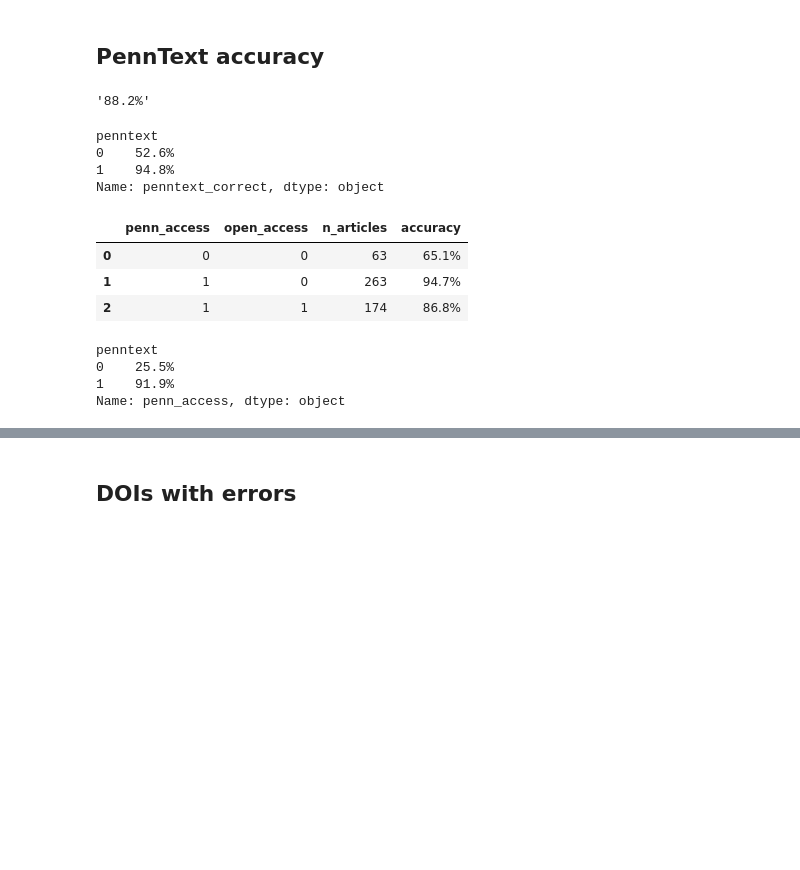
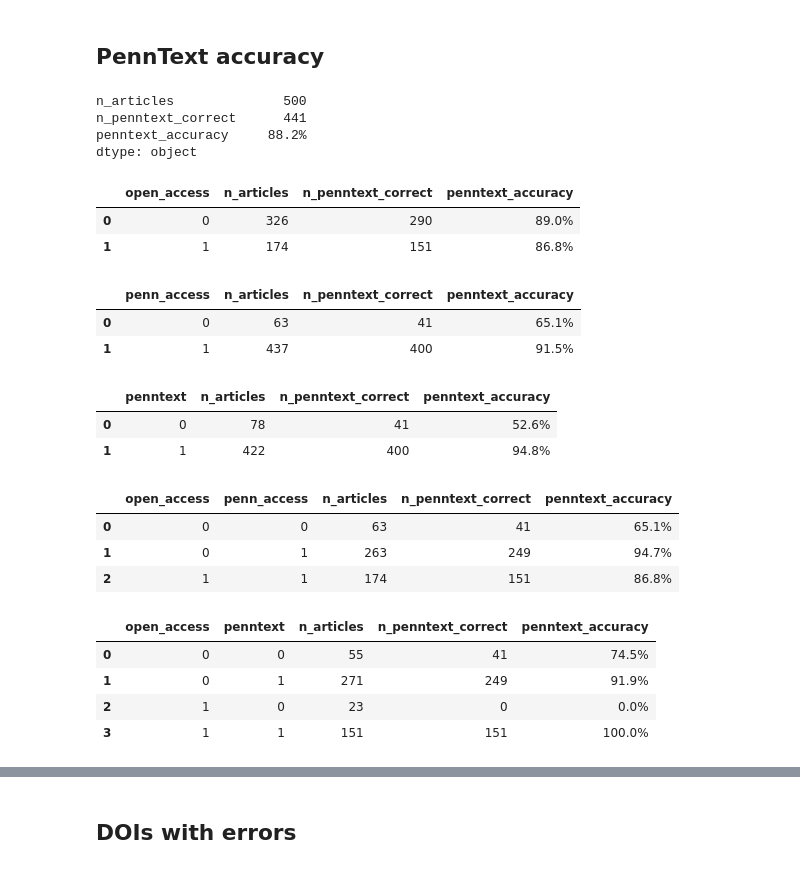
Before and after one commit to greenelab/library-access, a Jupyter notebook: evaluate_library_access_from_output_tsv/penntext-accuracy-500.ipynb, the cells around one changed output, grey strips where cells are left out. Cells and saved outputs as stored; diff of their text form; code cells hidden in the pictures; blank space fills up the shorter version.

```diff
--- a/evaluate_library_access_from_output_tsv/penntext-accuracy-500.ipynb
+++ b/evaluate_library_access_from_output_tsv/penntext-accuracy-500.ipynb
@@ -40,38 +57,46 @@ dtype: object
 # %%
 # Overall PennText accuracy
-formatter(manual_df.penntext_correct.mean())
+summarize(manual_df)
 # %% [output]
-'88.2%'
+n_articles              500
+n_penntext_correct      441
+penntext_accuracy     88.2%
+dtype: object
+# %%
+# Accuracy within open access category
+summarize_by_columns(manual_df, ['open_access'])
+# %% [output]
+|  | open_access | n_articles | n_penntext_correct | penntext_accuracy |
+| 0 | 0 | 326 | 290 | 89.0% |
+| 1 | 1 | 174 | 151 | 86.8% |
+# %%
+# Accuracy within penn access category
+summarize_by_columns(manual_df, ['penn_access'])
+# %% [output]
+|  | penn_access | n_articles | n_penntext_correct | penntext_accuracy |
+| 0 | 0 | 63 | 41 | 65.1% |
+| 1 | 1 | 437 | 400 | 91.5% |
 # %%
 # Accuracy within PennText category
-manual_df.groupby('penntext').penntext_correct.mean().map(formatter)
+summarize_by_columns(manual_df, ['penntext'])
 # %% [output]
-penntext
-0    52.6%
-1    94.8%
-Name: penntext_correct, dtype: object
+|  | penntext | n_articles | n_penntext_correct | penntext_accuracy |
+| 0 | 0 | 78 | 41 | 52.6% |
+| 1 | 1 | 422 | 400 | 94.8% |
-# %%
-# Accuracy within OA/Penn Access groups
-def summarize(df):
-    row = pandas.Series()
-    row['n_articles'] = len(df)
-    row['accuracy'] = formatter(df.penntext_correct.mean())
-    return row
-
-summary_df = manual_df.groupby(['penn_access', 'open_access']).apply(summarize).reset_index()
-summary_df['n_articles'] = summary_df['n_articles'].astype(int)
-summary_df
-# %% [output]
-|  | penn_access | open_access | n_articles | accuracy |
-| 0 | 0 | 0 | 63 | 65.1% |
-| 1 | 1 | 0 | 263 | 94.7% |
-| 2 | 1 | 1 | 174 | 86.8% |
-# %%
-toll_df = manual_df.query("open_access == 0")
-# For toll access articles, how often does Penn have access, by PennText status
-toll_df.groupby('penntext').penn_access.mean().map(formatter)
-# %% [output]
-penntext
-0    25.5%
-1    91.9%
-Name: penn_access, dtype: object
+# %%
+# Accuracy within OA/Penn Access groups
+summarize_by_columns(manual_df, ['open_access', 'penn_access'])
+# %% [output]
+|  | open_access | penn_access | n_articles | n_penntext_correct | penntext_accuracy |
+| 0 | 0 | 0 | 63 | 41 | 65.1% |
+| 1 | 0 | 1 | 263 | 249 | 94.7% |
+| 2 | 1 | 1 | 174 | 151 | 86.8% |
+# %%
+# Accuracy within OA/PennText groups
+summarize_by_columns(manual_df, ['open_access', 'penntext'])
+# %% [output]
+|  | open_access | penntext | n_articles | n_penntext_correct | penntext_accuracy |
+| 0 | 0 | 0 | 55 | 41 | 74.5% |
+| 1 | 0 | 1 | 271 | 249 | 91.9% |
+| 2 | 1 | 0 | 23 | 0 | 0.0% |
+| 3 | 1 | 1 | 151 | 151 | 100.0% |
```
Also changed, not shown: parts of 4 cells of this notebook.
